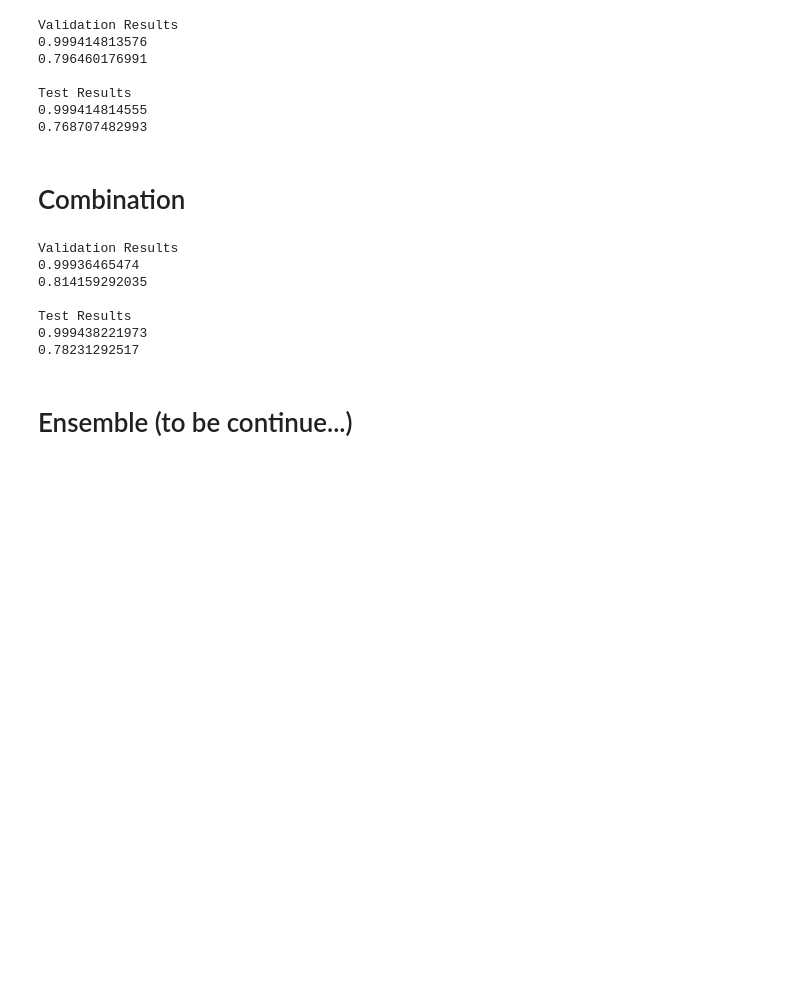
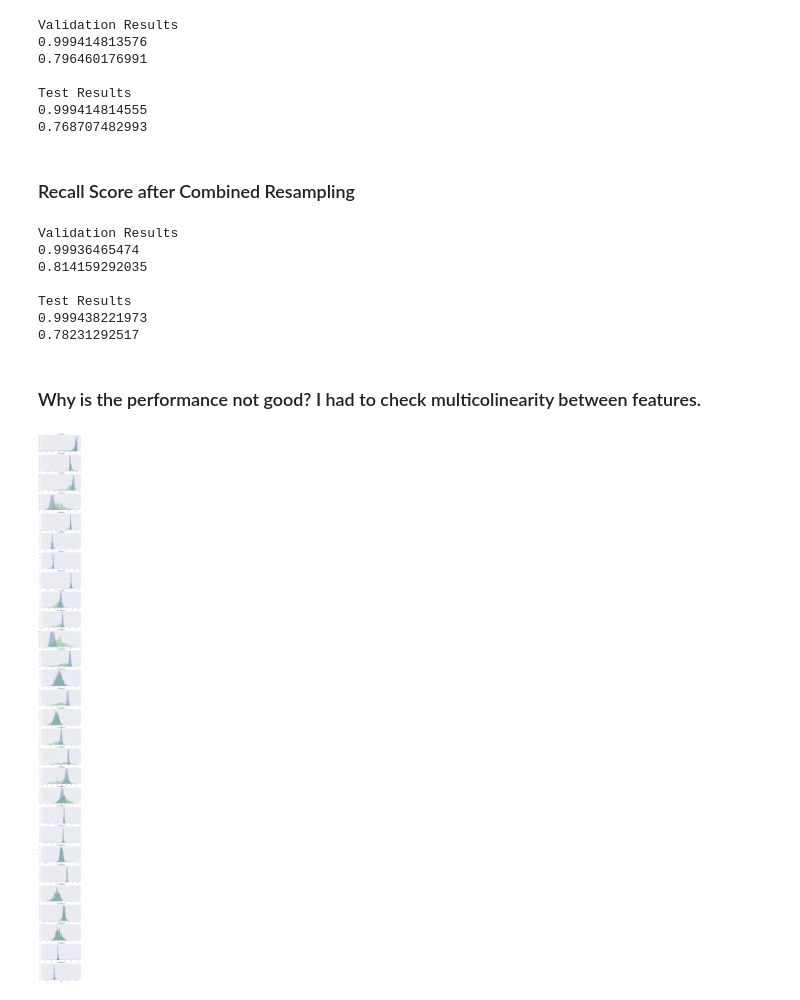
Before and after one commit to wonkim0512/DM, a Jupyter notebook: kaggle/Credit Card Fraud Detection/Credit Card Detection.ipynb, the cells around one changed output. Cells and saved outputs as stored; diff of their text form; code cells hidden in the pictures; blank space fills up the shorter version.

```diff
--- a/kaggle/Credit Card Fraud Detection/Credit Card Detection.ipynb
+++ b/kaggle/Credit Card Fraud Detection/Credit Card Detection.ipynb
@@ -114,8 +167,8 @@ Validation Results
 Test Results
 0.999414814555
 0.768707482993
-# %% [markdown]
-# Combination
+# %% [markdown]
+### Recall Score after Combined Resampling
 # %%
 smenn = SMOTEENN(random_state=0, ratio = 1.0)
 X_train_res, y_train_res = smenn.fit_sample(X_train, y_train)
@@ -136,5 +189,19 @@ Validation Results
 Test Results
 0.999438221973
 0.78231292517
-# %% [markdown]
-# Ensemble (to be continue...)
+# %% [markdown]
+### Why is the performance not good? I had to check multicolinearity between features.
+# %%
+# separates fraud and normal class
+class0_df, class1_df = df[df['Class'] == 0], df[df['Class'] == 1]
+
+# let's look into histograms
+plt.figure(figsize = (8, 4*28))
+for idx, column in enumerate(Vcolumns):
+    plt.subplot(28, 1, idx+1)
+    sns.distplot(class0_df[column], 50)
+    sns.distplot(class1_df[column], 50)
+    plt.title(str(column) + "'s Histogram")
+plt.show()
+# %% [output]
+[figure, added]
```
Also changed, not shown: parts of 20 cells of this notebook.
